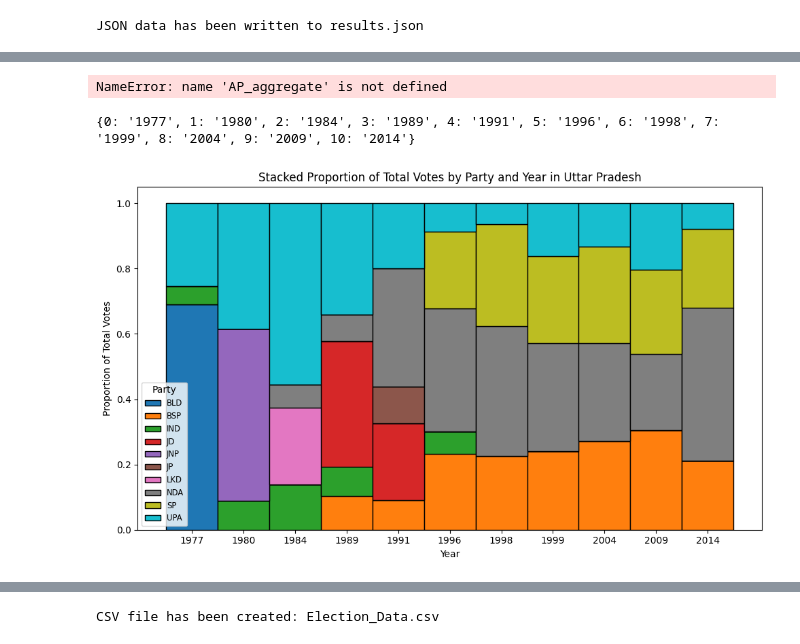
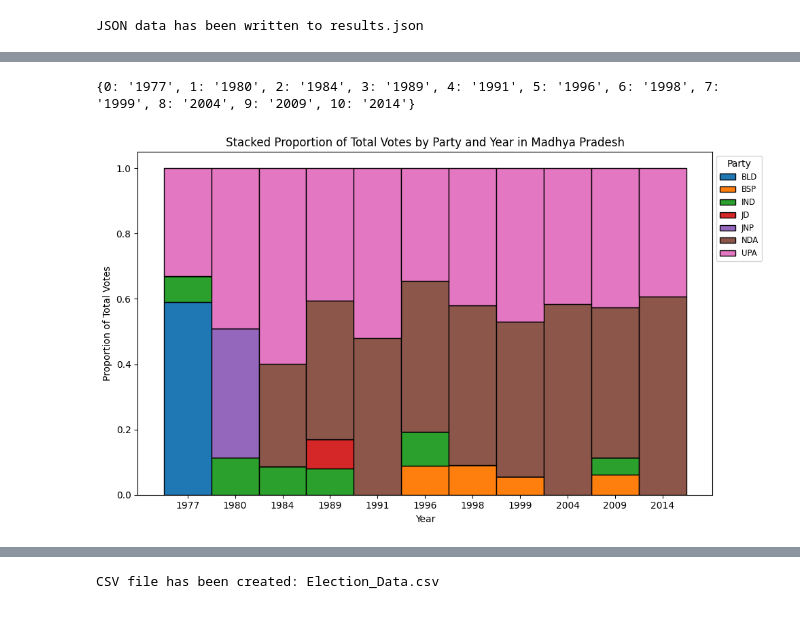
Before and after one commit to anuragkumar95/DataViz_FinalProject, a Jupyter notebook: project_initial.ipynb, the cells around one changed output, grey strips where cells are left out. Drawn from its saved outputs; the diff is of its cells as text; code cells hidden in the pictures.

```diff
--- a/project_initial.ipynb
+++ b/project_initial.ipynb
@@ -335,47 +355,6 @@ JSON data has been written to results.json
 # top_parties_AP = select_top_partyabbre(AP)
 # agg = aggregate_and_ratio_per_party(top_parties_AP)
 # print(agg)
-# %%
-import matplotlib.pyplot as plt
-
-def plot_stacked_party_ratios(aggregated_data):
-    years = sorted(aggregated_data.keys())
-    parties_order = ['IND', 'BJP', 'TDP', 'INC', 'CPM', 'CPI']
-
-    # Initialize a dict to hold the ratios for each party
-    ratios_per_party = {party: [] for party in parties_order}
-
-    # Populate the ratios for each party and each year
-    for year in years:
-        for party in parties_order:
-            # Get the party data for the year, default to (0, 0) if not found
-            party_data = aggregated_data[year].get(party, (0, 0))
-
-            # Access the ratio, which is the second element of the tuple
-            ratio = party_data[1]
-            ratios_per_party[party].append(ratio)
-
-    # Create the stacked bar plot
-    fig, ax = plt.subplots(figsize=(10, 6))
-    bottom = [0] * len(years)
-
-    for party in parties_order:
-        ax.bar(years, ratios_per_party[party], bottom=bottom, label=party)
-        bottom = [bottom[i] + ratios_per_party[party][i] for i in range(len(years))]
-
-    ax.set_xlabel('Year')
-    ax.set_ylabel('Proportion of Total Votes')
-    ax.set_title('Stacked Proportion of Total Votes by Party and Year')
-    ax.legend(title='Party', loc='best', fontsize='small')
-
-    plt.xticks(years, rotation=45)
-    plt.tight_layout()
-    plt.show()
-
-# Example usage
-plot_stacked_party_ratios(AP_aggregate)
-# %% [output]
-NameError: name 'AP_aggregate' is not defined
 # %%
 import matplotlib.pyplot as plt
 
@@ -400,33 +379,36 @@ def plot_stacked_party_ratios_by_state(aggregated_data, state):
             # Get the party data for the year, default to (0, 0) if not found
             party_data = aggregated_data[state][year].get(party, (0, 0))
 
             # Calculate the ratio if year_total is not zero
             ratio = party_data[1] / year_total if year_total else 0
             ratios_per_party[party].append(ratio)
 
     # Create the stacked bar plot for each state
     fig, ax = plt.subplots(figsize=(10, 6))
     bottom = [0] * len(years)
 
     years_axis = {i:str(y) for i, y in enumerate(list(years))}
     print(years_axis)
     for party in parties_order:
         ax.bar(years_axis.keys(), ratios_per_party[party], bottom=bottom, label=party, width=1, edgecolor='black')
         bottom = [bottom[i] + ratios_per_party[party][i] for i in range(len(years))]
 
     ax.set_xlabel('Year')
     ax.set_ylabel('Proportion of Total Votes')
     ax.set_title(f'Stacked Proportion of Total Votes by Party and Year in {state}')
-    ax.legend(title='Party', loc='best', fontsize='small')
+    ax.legend(title='Party', loc='upper left', bbox_to_anchor=(1, 1), fontsize='small')
     ax.set_xticks(list(years_axis.keys()))
     ax.set_xticklabels(list(years_axis.values()))
 
     plt.tight_layout()
     plt.show()
 
 
 # Example usage (assuming the data structure supports state-wise aggregation)
-plot_stacked_party_ratios_by_state(results, 'Uttar Pradesh')
+state_list = ['Madhya Pradesh']
+
+for state in state_list:
+    plot_stacked_party_ratios_by_state(results, state)
 # %% [output]
 {0: '1977', 1: '1980', 2: '1984', 3: '1989', 4: '1991', 5: '1996', 6: '1998', 7: '1999', 8: '2004', 9: '2009', 10: '2014'}
-[figure, old version]
+[figure, new version]
```
Also changed, not shown: parts of 3 cells of this notebook, 2 other files.
